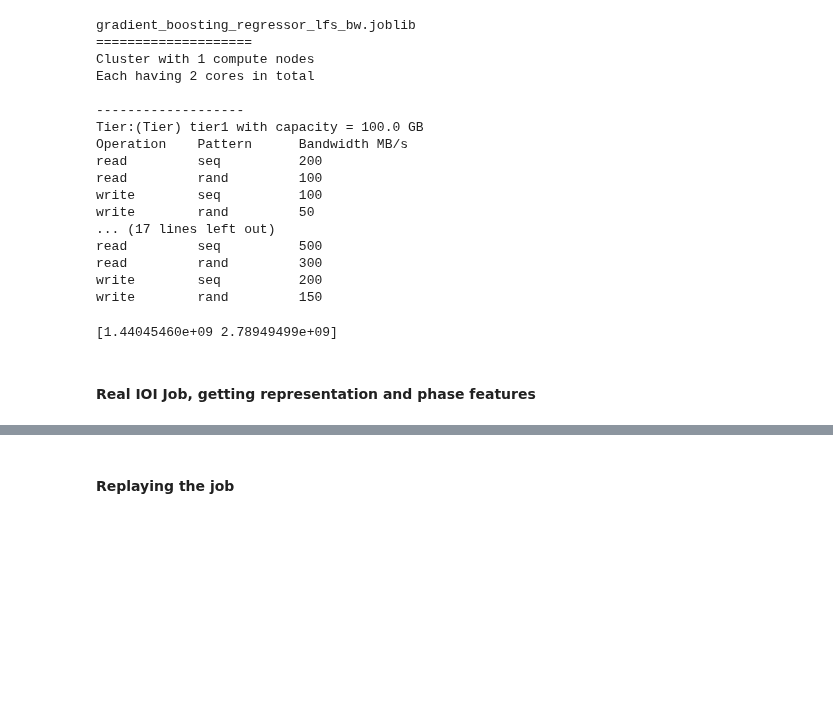
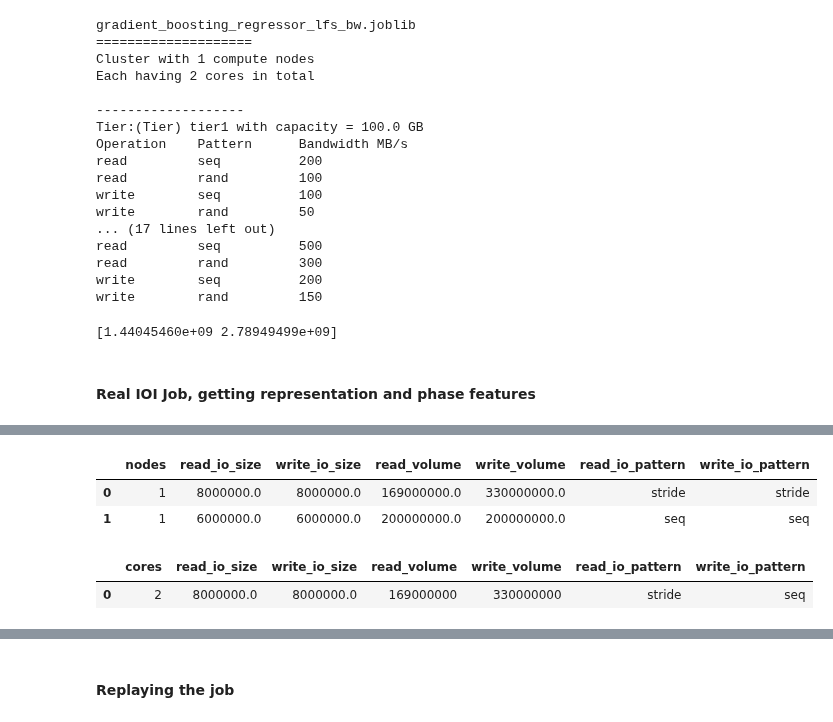
Before and after one commit to io-sea/recommendation-system, a Jupyter notebook: performance_data/performance_data/notebooks/perf_regression.ipynb, the cells around one changed output, grey strips where cells are left out. Drawn from its saved outputs; the diff is of its cells as text; code cells hidden in the pictures; blank space fills up the shorter version.

```diff
--- a/performance_data/performance_data/notebooks/perf_regression.ipynb
+++ b/performance_data/performance_data/notebooks/perf_regression.ipynb
@@ -412,6 +411,23 @@ Wall time: 22.9 ms
 <class 'numpy.ndarray'>
 array([0.00000000e+00, 2.71094462e+09, 1.16163778e+09, 1.35784356e+09,
        6.50843845e+08, 6.49984436e+08, 6.50905232e+08, 0.00000000e+00])
+# %%
+new_data.head()
+# %% [output]
+|  | nodes | read_io_size | write_io_size | read_volume | write_volume | read_io_pattern | write_io_pattern |
+| 0 | 1 | 8000000.0 | 8000000.0 | 169000000.0 | 330000000.0 | stride | stride |
+| 1 | 1 | 6000000.0 | 6000000.0 | 200000000.0 | 200000000.0 | seq | seq |
+# %%
+import pandas as pd
+from cluster_simulator.phase import PhaseFeatures
+
+pf = PhaseFeatures(cores=1, read_io_size=8e6, write_io_size=8e6, read_volume=int(169e6), write_volume=int(330e6), read_io_pattern='stride', write_io_pattern='seq')
+
+df = pd.DataFrame(pf.get_attributes())
+df.head()
+# %% [output]
+|  | cores | read_io_size | write_io_size | read_volume | write_volume | read_io_pattern | write_io_pattern |
+| 0 | 2 | 8000000.0 | 8000000.0 | 169000000 | 330000000 | stride | seq |
 # %%
 %time print(load_and_predict("/home_nfs/mimounis/iosea-wp3-recommandation-system/performance_data/performance_data/notebooks/random_forest_regressor_fs1_bw.joblib", new_data=pd.DataFrame(phases_features), iops=True))
 
```
Also changed, not shown: parts of 8 cells of this notebook, 8 other files.
